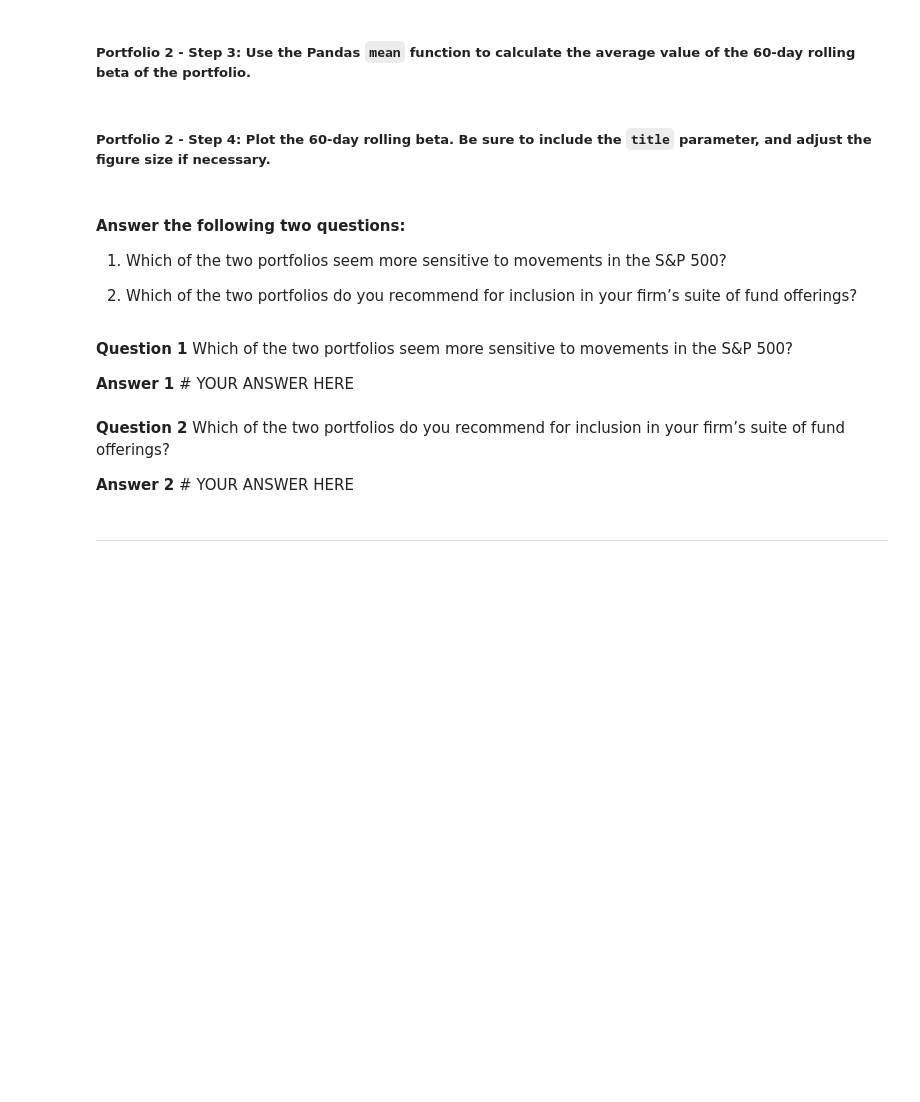
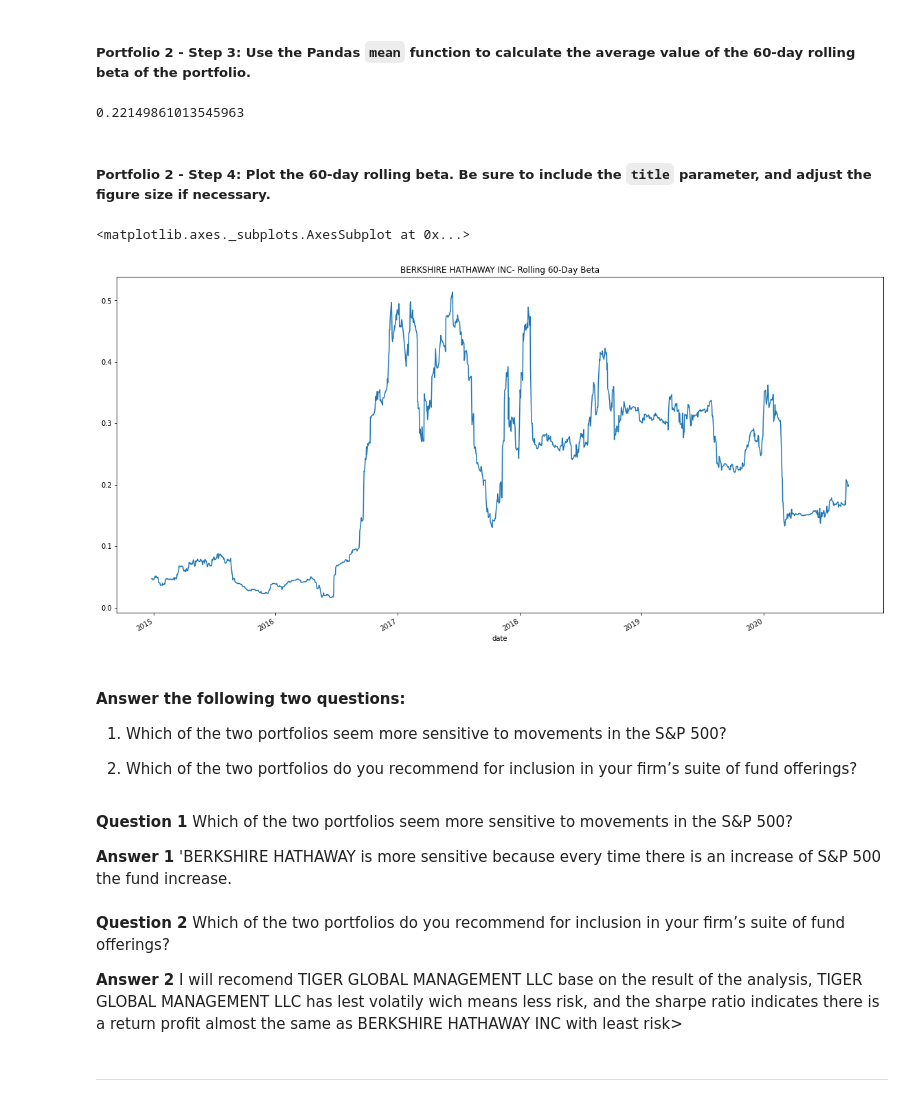
Before and after one commit to carlosmpr/Challange4-quantitative-analyst-for-a-FinTech-investing-platform, a Jupyter notebook: risk_return_analysis.ipynb, the cells around one changed output. Drawn from its saved outputs; the diff is of its cells as text; code cells hidden in the pictures; blank space fills up the shorter version.

```diff
--- a/risk_return_analysis.ipynb
+++ b/risk_return_analysis.ipynb
@@ -537,0 +550,4 @@ Name: S&P 500, dtype: float64
+# %%
+bershi_ha_daily_returns_60_window = whales_nav_daily_returns["BERKSHIRE HATHAWAY INC"].rolling(window=60).var()
+bershi_ha_covariance = whales_nav_daily_returns["BERKSHIRE HATHAWAY INC"].rolling(window=60).cov(whales_nav_daily_returns["S&P 500"].rolling(window=60))
+bershi_ha_covariance.tail()
@@ -544,7 +564,12 @@ Name: S&P 500, dtype: float64
+# %%
+berkshi_ha_beta = bershi_ha_covariance / snp_variance_60_window
 # %% [markdown]
 ##### Portfolio 2 - Step 3: Use the Pandas `mean` function to calculate the average value of the 60-day rolling beta of the portfolio.
 # %%
 # Calculate the average of the 60-day rolling beta
 # YOUR CODE HERE
+berkshi_ha_beta.mean()
+# %% [output]
+0.22149861013545963
 # %% [markdown]
 ##### Portfolio 2 - Step 4: Plot the 60-day rolling beta. Be sure to include the `title` parameter, and adjust the figure size if necessary.
@@ -555,3 +576,11 @@ Name: S&P 500, dtype: float64
+# %%
+berkshi_ha_beta.plot(
+    figsize=(20, 10),
+    title='BERKSHIRE HATHAWAY INC- Rolling 60-Day Beta'
+)
+# %% [output]
+<matplotlib.axes._subplots.AxesSubplot at 0x...>
+[figure, added]
 # %% [markdown]
 #### Answer the following two questions:
 
@@ -561,10 +590,10 @@ Name: S&P 500, dtype: float64
 # %% [markdown]
 **Question 1** Which of the two portfolios seem more sensitive to movements in the S&P 500?
 
-**Answer 1** # YOUR ANSWER HERE
+**Answer 1** 'BERKSHIRE HATHAWAY is more sensitive because every time there is an increase of S&P 500 the fund increase.
 # %% [markdown]
 **Question 2** Which of the two portfolios do you recommend for inclusion in your firm’s suite of fund offerings?
 
-**Answer 2** # YOUR ANSWER HERE
+**Answer 2** I will recomend TIGER GLOBAL MANAGEMENT LLC base on the result of the analysis, TIGER GLOBAL MANAGEMENT LLC has lest volatily wich means less risk, and the sharpe ratio indicates there is a return profit almost the same as  BERKSHIRE HATHAWAY INC with least risk>
 # %% [markdown]
 ---
```
Also changed, not shown: parts of 13 cells of this notebook.
